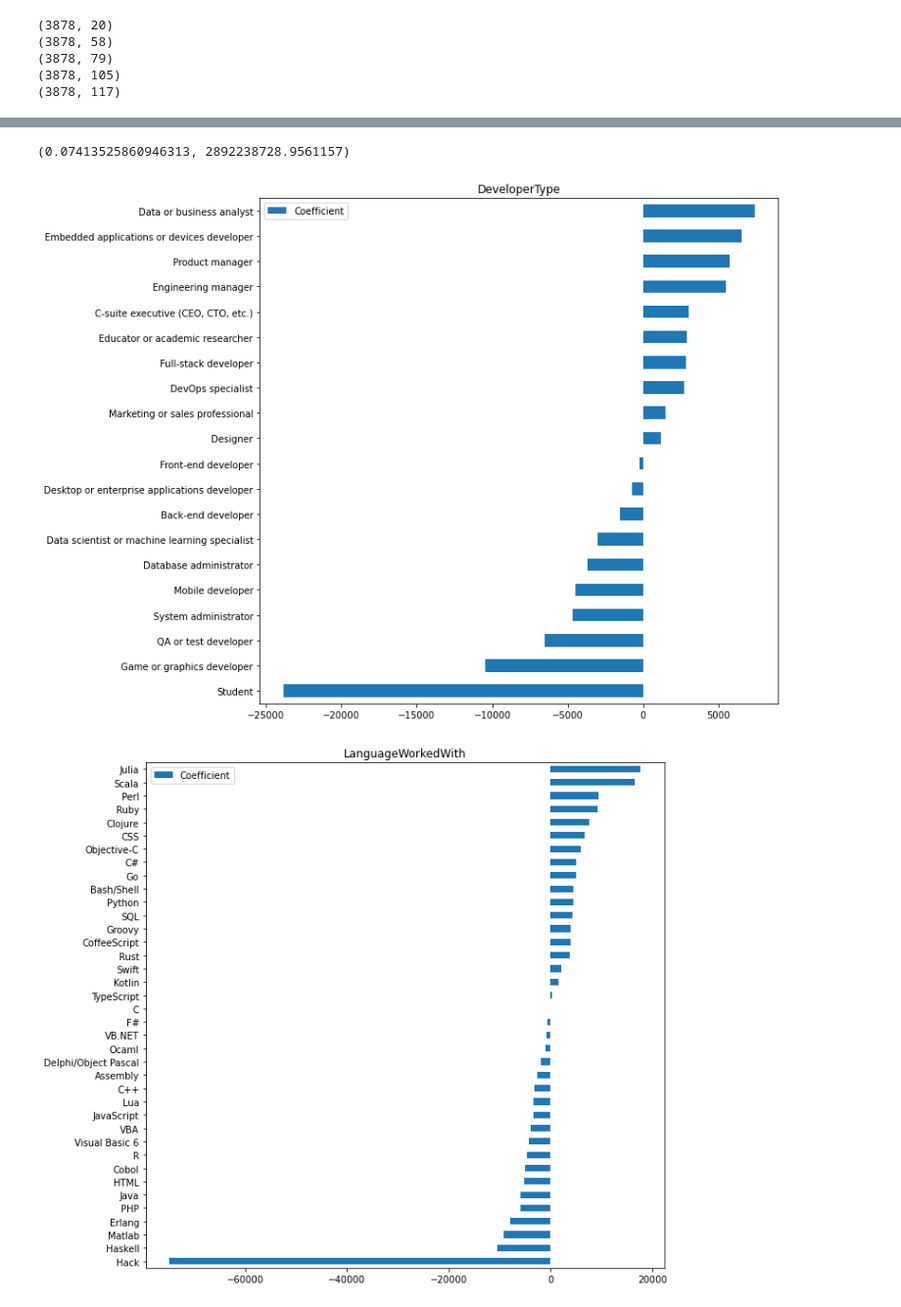
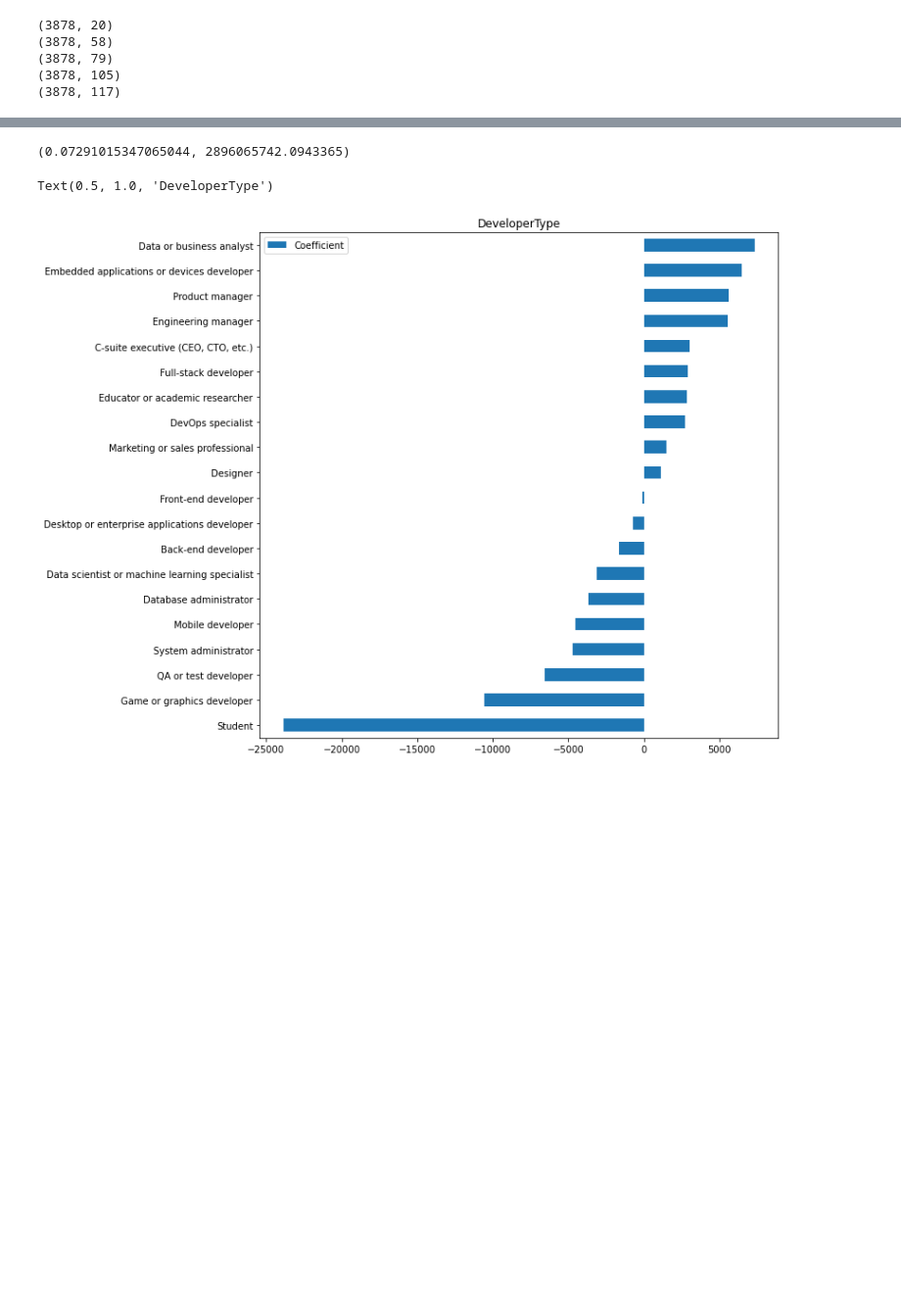
Before and after one commit to aldrinlambon/stackoverflow-survey-data-analysis, a Jupyter notebook: SalaryModeling.ipynb, the cells around one changed output, grey strips where cells are left out. Shown at 98% size. Cells and saved outputs as stored; diff of their text form; code cells hidden in the pictures; blank space fills up the shorter version.

```diff
--- a/SalaryModeling.ipynb
+++ b/SalaryModeling.ipynb
@@ -7,8 +7,26 @@ from sklearn.linear_model import LinearRegression
 from sklearn.model_selection import train_test_split
 from sklearn.metrics import r2_score, mean_squared_error
 # %%
-def explode_unique(series):
-    return series.str.split(';').explode().str.strip().value_counts().index.tolist()
+def explode_variable(series,col):
+    series = series.dropna()
+    series = series.str.split(';')
+    series = series.explode()
+    series = series.str.strip()
+    if 'DeveloperType'==col:
+        devtype_dict = {'Developer, full-stack':'Full-stack developer',
+                        'Developer, back-end':'Back-end developer',
+                        'Developer, front-end':'Front-end developer',
+                        'Developer, mobile':'Mobile developer'}
+        series = series.replace(devtype_dict)
+    if 'WebFrameWorkedWith'==col:
+        web_dict = {'React':'React.js',
+                    'Angular/Angular.js':'Angular.js',
+                    'Angular':'Angular.js'}
+        series = series.replace(web_dict)
+    if 'DatabaseWorkedWith'==col:
+        db_dict = {'Microsoft Azure (Tables, CosmosDB, SQL, etc)':'Microsoft Azure'}
+        series = series.replace(db_dict)
+    return series.unique().tolist()
 
 def one_hot_cat_list(cat_list,series):
     one_hot = []
@@ -35,7 +53,7 @@ one_df = pd.DataFrame()
 with_salary_no_outlier = (df_free['Salary']>0) & (df_free['Salary']<=upper_bound)
 for col in ['DeveloperType','LanguageWorkedWith','DatabaseWorkedWith','PlatformWorkedWith','WebFrameWorkedWith']:
 
-    cat_list = explode_unique(df_free[with_salary_no_outlier][col])
+    cat_list = explode_variable(df_free[with_salary_no_outlier][col],col)
     dev_one_hot = one_hot_cat_list(cat_list,df_free[with_salary_no_outlier][col]).add_prefix(col+': ')
 
     one_df = pd.concat([one_df,dev_one_hot],axis=1)
@@ -69,19 +87,18 @@ model.fit(X_train,y_train)
 preds = model.predict(X_test)
 r2_score(y_test,preds),mean_squared_error(y_test,preds)
 # %% [output]
-(0.07413525860946313, 2892238728.9561157)
+(0.07291015347065044, 2896065742.0943365)
 # %%
 feat_coef = pd.DataFrame(X_train.columns,columns=['Feature'])
 feat_coef = feat_coef.set_index('Feature')
 feat_coef['Coefficient'] = model.coef_
 # %%
-for col in ['DeveloperType','LanguageWorkedWith','DatabaseWorkedWith','PlatformWorkedWith','WebFrameWorkedWith']:
-    contains_col = feat_coef.index.str.contains(col)
-    sub_feat = feat_coef[contains_col]
-    sub_feat.index = sub_feat.index.str.replace(col+': ','')
-    sub_feat.sort_values('Coefficient').plot(kind='barh',figsize=(10,10))
-    plt.ylabel('')
-    plt.title(col)
+contains_col = feat_coef.index.str.contains('DeveloperType')
+sub_feat = feat_coef[contains_col]
+sub_feat.index = sub_feat.index.str.replace('DeveloperType'+': ','')
+sub_feat.sort_values('Coefficient').plot(kind='barh',figsize=(10,10))
+plt.ylabel('')
+plt.title('DeveloperType')
 # %% [output]
+Text(0.5, 1.0, 'DeveloperType')
-[figure, old version]
+[figure, new version]
-[figure, removed]
```
Also changed, not shown: parts of 4 cells of this notebook.
